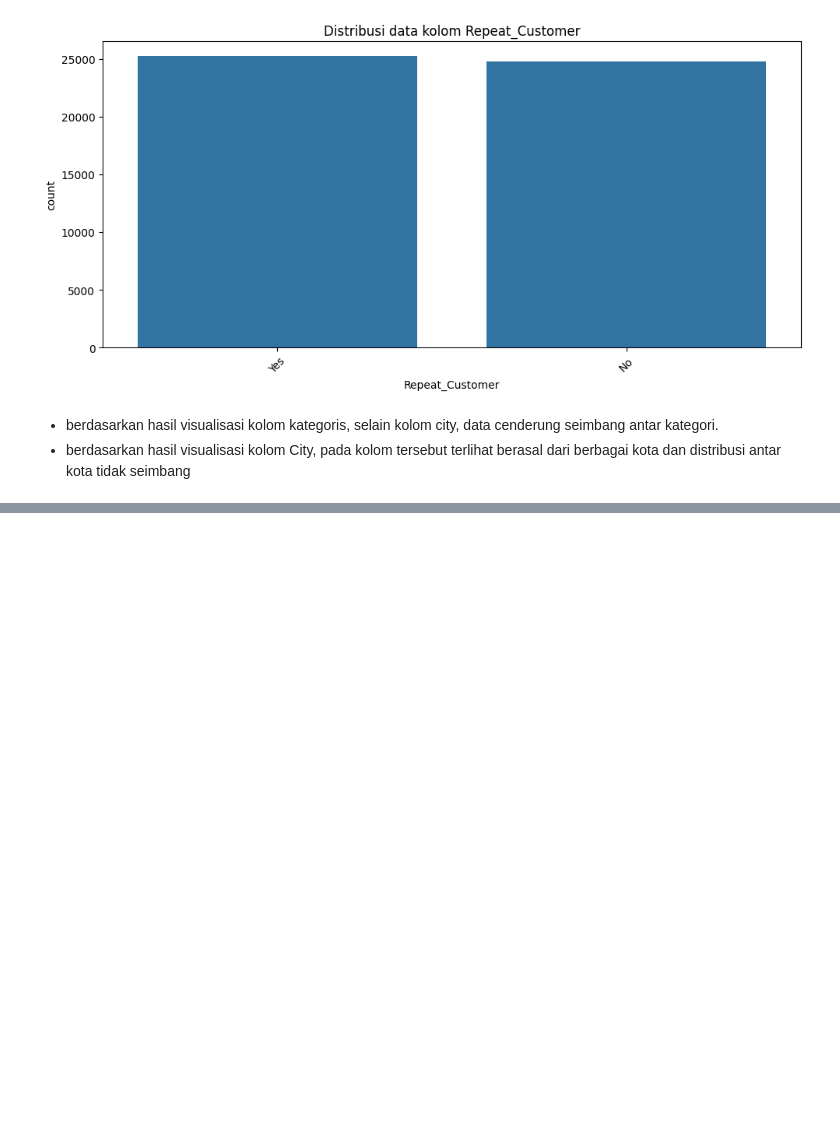
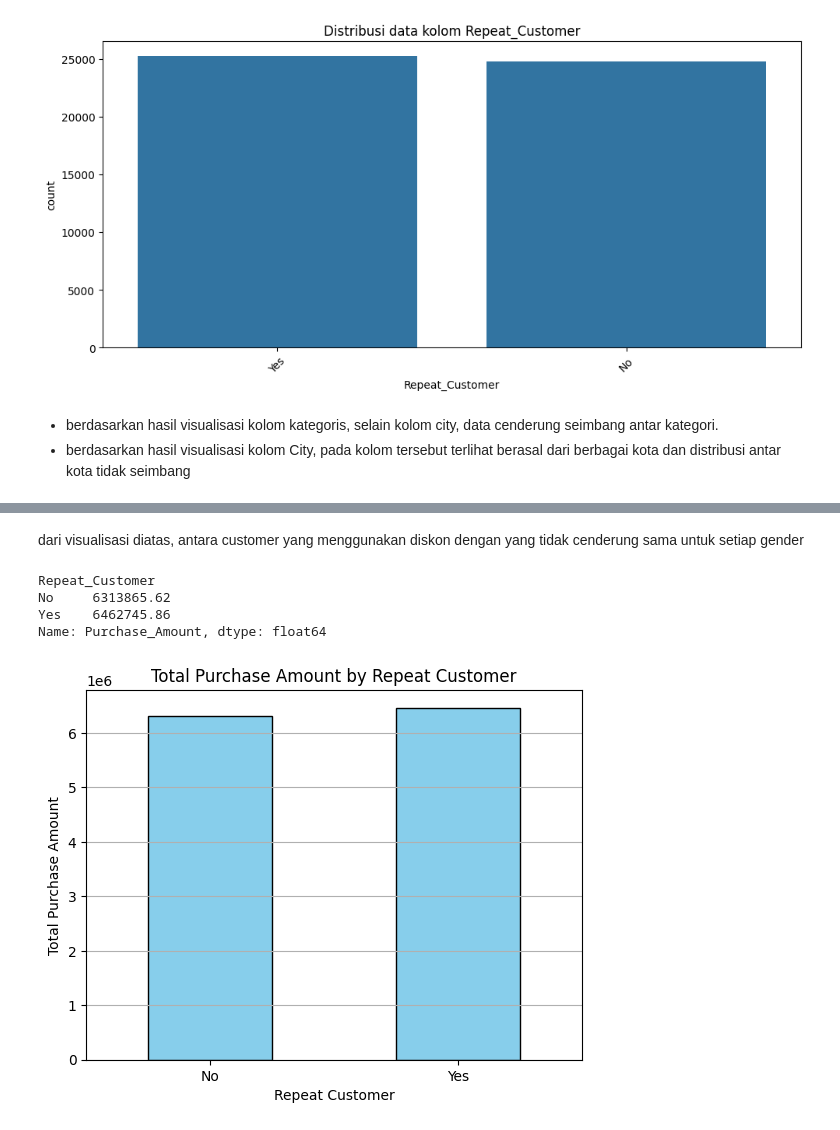
Before and after one commit to NurulAis/walmart-customer-purchase-analysis, a Jupyter notebook: notebook/notebook.ipynb, the cells around one changed output, grey strips where cells are left out. Saved outputs shown, nothing was run; the diff lists cells and outputs as text; code cells hidden in the pictures; blank space fills up the shorter version.

```diff
--- a/notebook/notebook.ipynb
+++ b/notebook/notebook.ipynb
@@ -187,0 +219,18 @@ for col in cat_columns:
+# %% [markdown]
+dari visualisasi diatas, antara customer yang menggunakan diskon dengan yang tidak cenderung sama untuk setiap gender
+# %%
+repeat_purchase = data_cleaned.groupby('Repeat_Customer')['Purchase_Amount'].sum()
+print(repeat_purchase)
+repeat_purchase.plot(kind='bar', color='skyblue', edgecolor='black')
+plt.title('Total Purchase Amount by Repeat Customer')
+plt.xlabel('Repeat Customer')
+plt.ylabel('Total Purchase Amount')
+plt.xticks(rotation=0)
+plt.grid(axis='y')
+plt.show()
+# %% [output]
+Repeat_Customer
+No     6313865.62
+Yes    6462745.86
+Name: Purchase_Amount, dtype: float64
+[figure, added]
```
Also changed, not shown: parts of 15 cells of this notebook.
